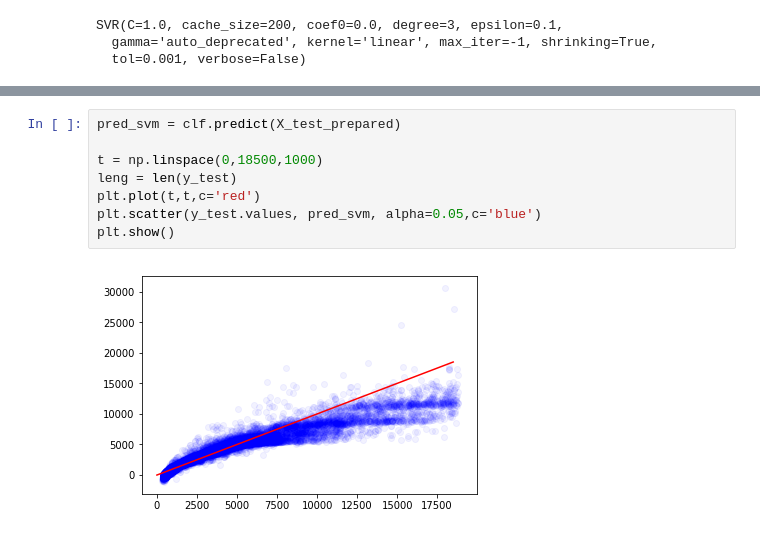
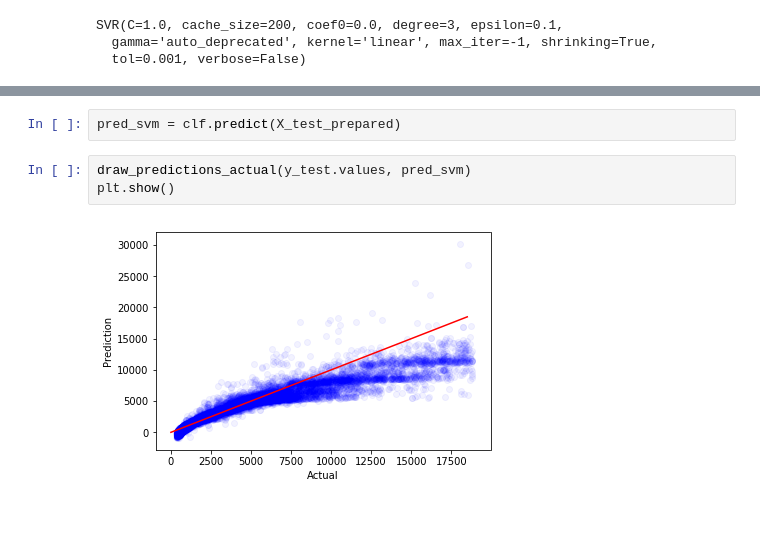
Before and after one commit to parvmaurya/ML_Diamonds_Dataset, a Jupyter notebook: diamond.ipynb, the cells around one changed output, grey strips where cells are left out. Cells and saved outputs as stored; diff of their text form.

```diff
--- a/diamond.ipynb
+++ b/diamond.ipynb
@@ -291,13 +298,10 @@ clf.score(X_test_prepared, y_test.values)
-# %%
-pred_svm = clf.predict(X_test_prepared)
-
-t = np.linspace(0,18500,1000)
-leng = len(y_test)
-plt.plot(t,t,c='red')
-plt.scatter(y_test.values, pred_svm, alpha=0.05,c='blue')
-plt.show()
-# %% [output]
-[figure, removed]
+# %%
+pred_svm = clf.predict(X_test_prepared)
+# %%
+draw_predictions_actual(y_test.values, pred_svm)
+plt.show()
+# %% [output]
+[figure, added]
 # %%
 diff_svm = pd.DataFrame(data = pred_svm)
 diff_svm.columns = ['Predicted']
```
Also changed, not shown: parts of 32 cells of this notebook.
